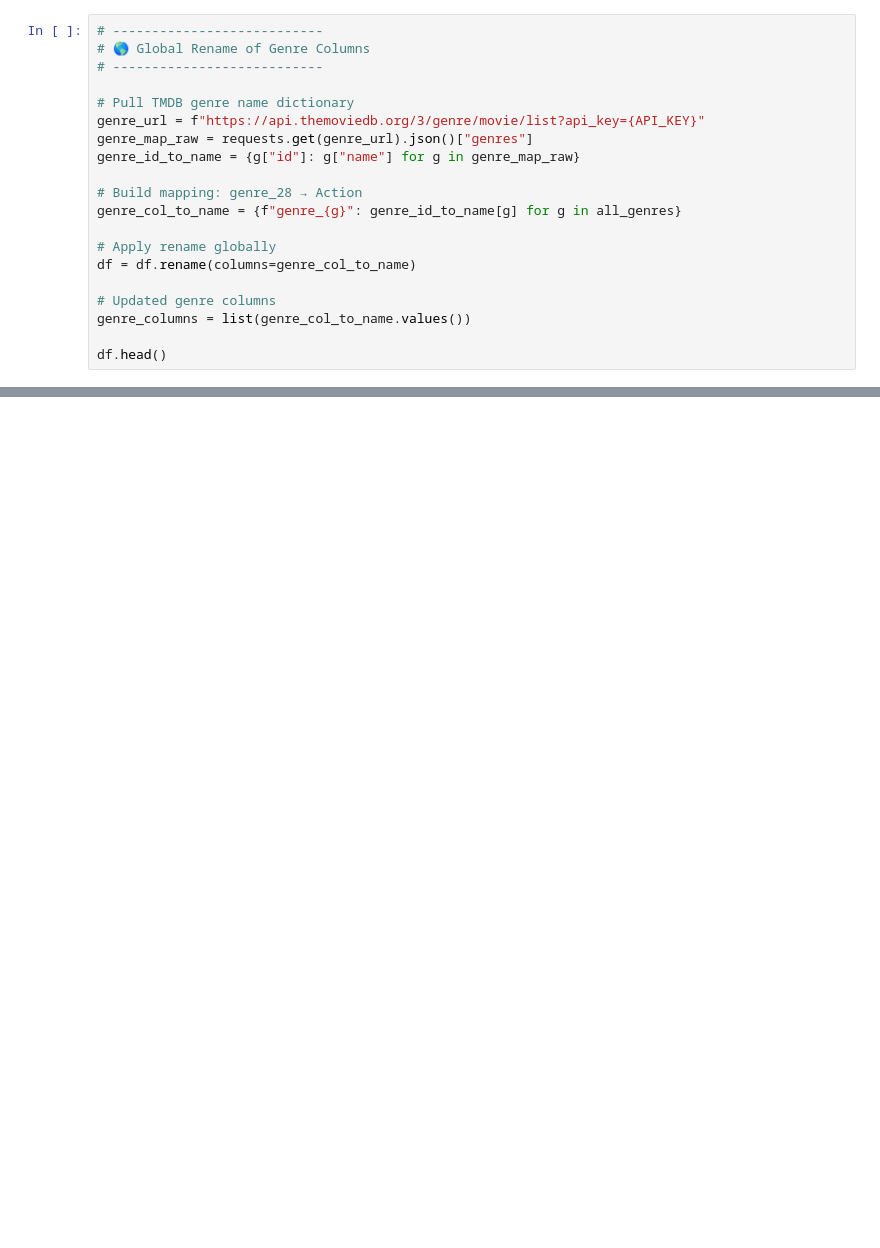
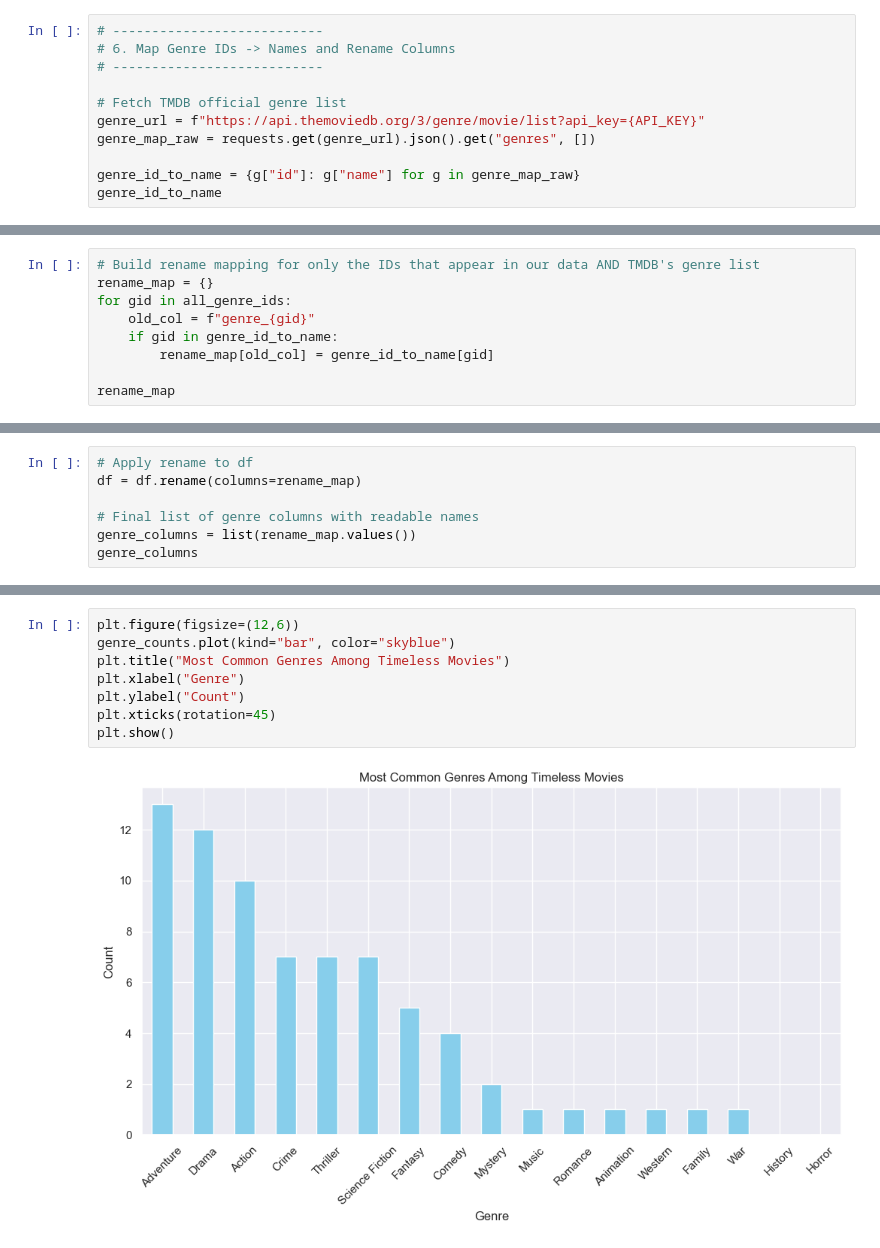
Before and after one commit to Kwanjk/tmdb-supervised-learning, a Jupyter notebook: TimelessMovie.ipynb, the cells around one changed output, grey strips where cells are left out. Cells and saved outputs as stored; diff of their text form; blank space fills up the shorter version.

```diff
--- a/TimelessMovie.ipynb
+++ b/TimelessMovie.ipynb
@@ -145,21 +189,12 @@ Name: count, dtype: int64
 # %%
 # ---------------------------
-# 🌎 Global Rename of Genre Columns
+# 6. Map Genre IDs -> Names and Rename Columns
 # ---------------------------
 
-# Pull TMDB genre name dictionary
+# Fetch TMDB official genre list
 genre_url = f"https://api.themoviedb.org/3/genre/movie/list?api_key={API_KEY}"
-genre_map_raw = requests.get(genre_url).json()["genres"]
+genre_map_raw = requests.get(genre_url).json().get("genres", [])
+
 genre_id_to_name = {g["id"]: g["name"] for g in genre_map_raw}
-
-# Build mapping: genre_28 → Action
-genre_col_to_name = {f"genre_{g}": genre_id_to_name[g] for g in all_genres}
-
-# Apply rename globally
-df = df.rename(columns=genre_col_to_name)
-
-# Updated genre columns
-genre_columns = list(genre_col_to_name.values())
-
-df.head()
+genre_id_to_name
 # %% [output]
@@ -172,0 +220,9 @@ df.head()
+# %%
+# Build rename mapping for only the IDs that appear in our data AND TMDB's genre list
+rename_map = {}
+for gid in all_genre_ids:
+    old_col = f"genre_{gid}"
+    if gid in genre_id_to_name:
+        rename_map[old_col] = genre_id_to_name[gid]
+
+rename_map
@@ -172,0 +247,7 @@ df.head()
+# %%
+# Apply rename to df
+df = df.rename(columns=rename_map)
+
+# Final list of genre columns with readable names
+genre_columns = list(rename_map.values())
+genre_columns
@@ -193,2 +504,12 @@ X_test_scaled = scaler.transform(X_test)
+# %%
+plt.figure(figsize=(12,6))
+genre_counts.plot(kind="bar", color="skyblue")
+plt.title("Most Common Genres Among Timeless Movies")
+plt.xlabel("Genre")
+plt.ylabel("Count")
+plt.xticks(rotation=45)
+plt.show()
+# %% [output]
+[figure, added]
 # %%
 # ---------------------------
```
Also changed, not shown: parts of 30 cells of this notebook, 1 other file.
